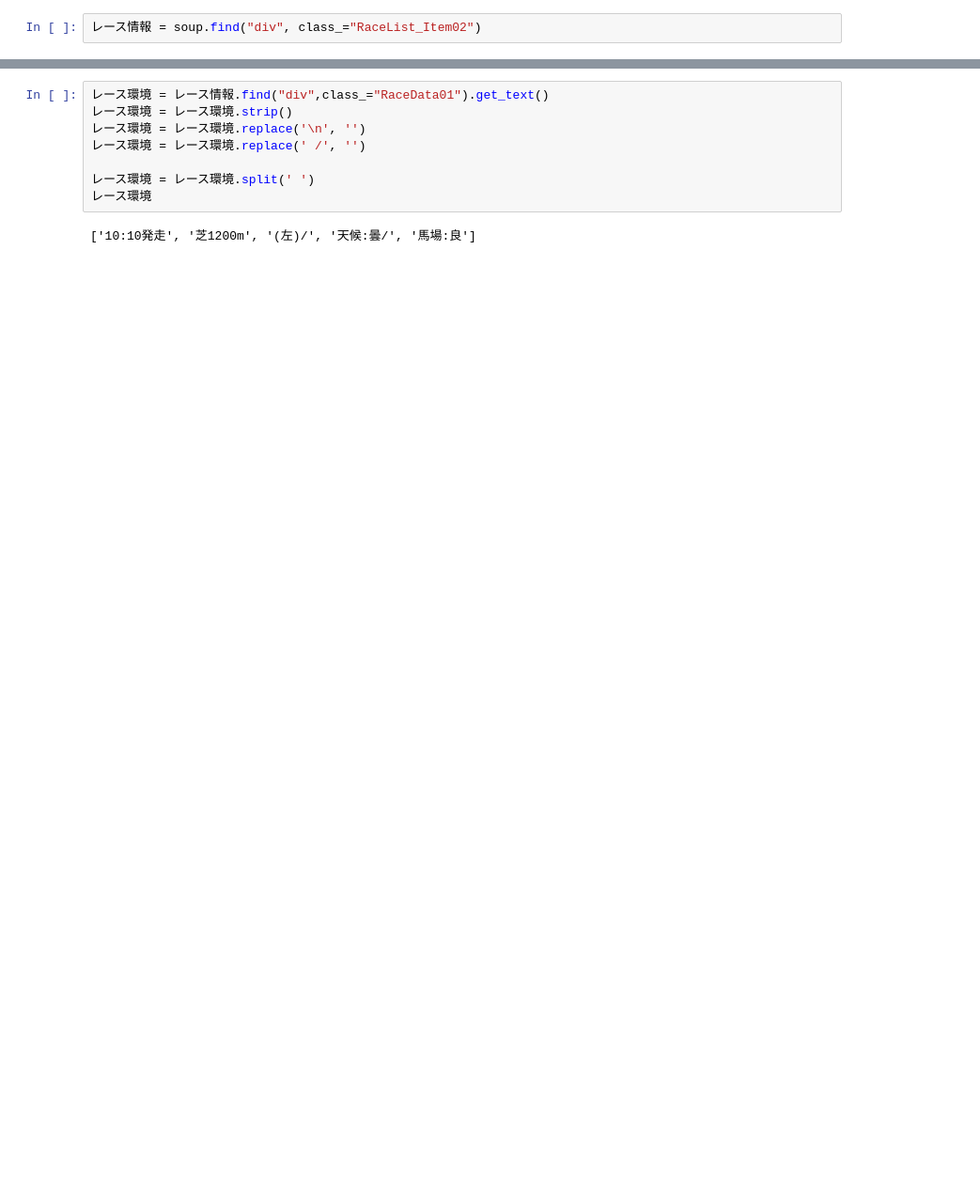
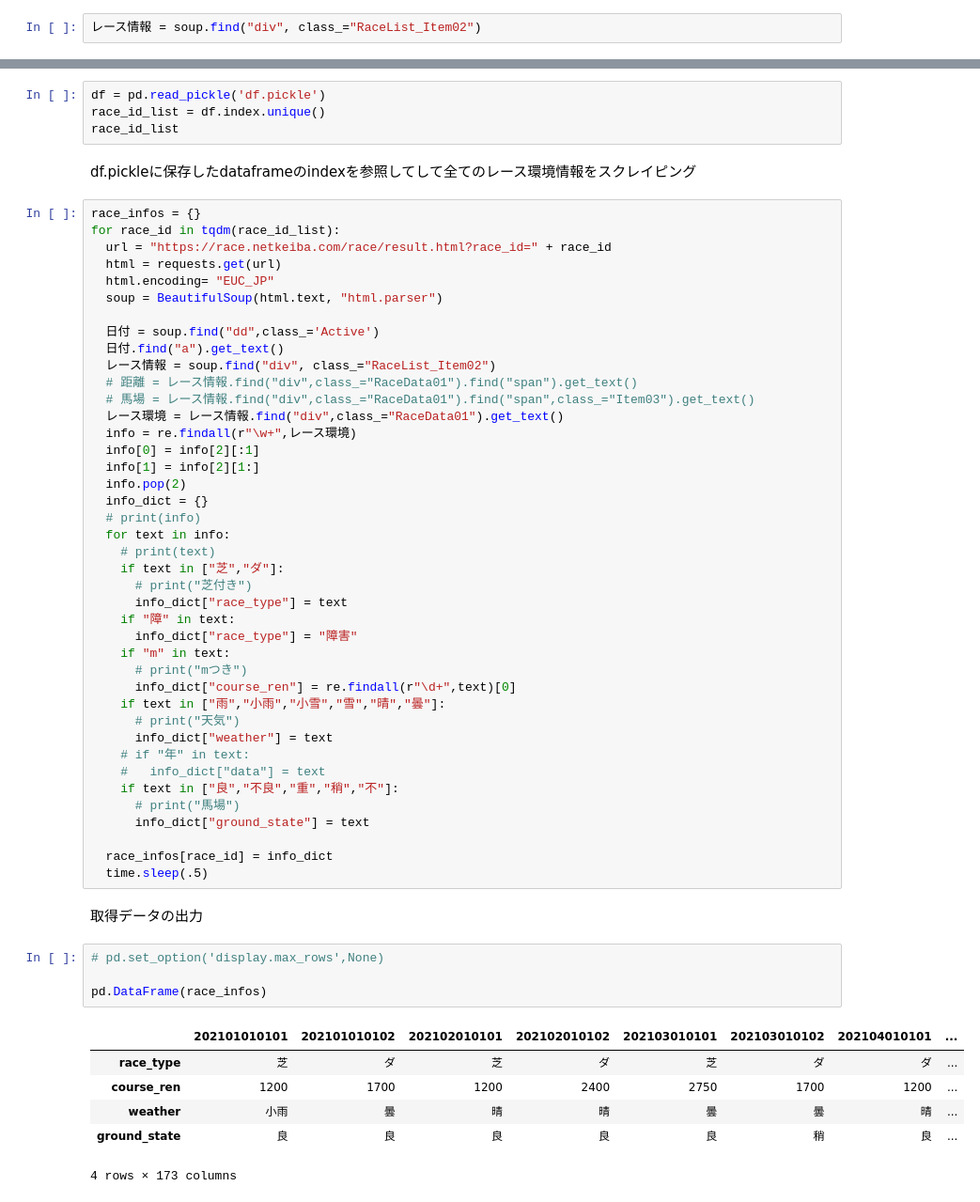
Before and after one commit to abe-masafumi/sklran-test, a Jupyter notebook: hourse_data/日付データの取得.ipynb, the cells around one changed output, grey strips where cells are left out. Shown: that part at 94% size. Cells and saved outputs as stored; diff of their text form; blank space fills up the shorter version.

```diff
--- a/hourse_data/日付データの取得.ipynb
+++ b/hourse_data/日付データの取得.ipynb
@@ -32,10 +27,60 @@ soup = BeautifulSoup(html.text, "html.parser")
-# %%
-レース環境 = レース情報.find("div",class_="RaceData01").get_text()
-レース環境 = レース環境.strip()
-レース環境 = レース環境.replace('\n', '')
-レース環境 = レース環境.replace(' /', '')
-
-レース環境 = レース環境.split(' ')
-レース環境
-# %% [output]
-['10:10発走', '芝1200m', '(左)/', '天候:曇/', '馬場:良']
+# %%
+df = pd.read_pickle('df.pickle')
+race_id_list = df.index.unique()
+race_id_list
+# %% [markdown]
+df.pickleに保存したdataframeのindexを参照してして全てのレース環境情報をスクレイピング
+# %%
+race_infos = {}
+for race_id in tqdm(race_id_list):
+  url = "https://race.netkeiba.com/race/result.html?race_id=" + race_id
+  html = requests.get(url)
+  html.encoding= "EUC_JP"
+  soup = BeautifulSoup(html.text, "html.parser")
+
+  日付 = soup.find("dd",class_='Active')
+  日付.find("a").get_text()
+  レース情報 = soup.find("div", class_="RaceList_Item02")
+  # 距離 = レース情報.find("div",class_="RaceData01").find("span").get_text()
+  # 馬場 = レース情報.find("div",class_="RaceData01").find("span",class_="Item03").get_text()
+  レース環境 = レース情報.find("div",class_="RaceData01").get_text()
+  info = re.findall(r"\w+",レース環境)
+  info[0] = info[2][:1]
+  info[1] = info[2][1:]
+  info.pop(2)
+  info_dict = {}
+  # print(info)
+  for text in info:
+    # print(text)
+    if text in ["芝","ダ"]:
+      # print("芝付き")
+      info_dict["race_type"] = text
+    if "障" in text:
+      info_dict["race_type"] = "障害"
+    if "m" in text:
+      # print("mつき")
+      info_dict["course_ren"] = re.findall(r"\d+",text)[0]
+    if text in ["雨","小雨","小雪","雪","晴","曇"]:
+      # print("天気")
+      info_dict["weather"] = text
+    # if "年" in text:
+    #   info_dict["data"] = text
+    if text in ["良","不良","重","稍","不"]:
+      # print("馬場")
+      info_dict["ground_state"] = text
+
+  race_infos[race_id] = info_dict
+  time.sleep(.5)
+# %% [markdown]
+取得データの出力
+# %%
+# pd.set_option('display.max_rows',None)
+
+pd.DataFrame(race_infos)
+# %% [output]
+|  | 202101010101 | 202101010102 | 202102010101 | 202102010102 | 202103010101 | 202103010102 | 202104010101 | ... |
+| race_type | 芝 | ダ | 芝 | ダ | 芝 | ダ | ダ | ... |
+| course_ren | 1200 | 1700 | 1200 | 2400 | 2750 | 1700 | 1200 | ... |
+| weather | 小雨 | 曇 | 晴 | 晴 | 曇 | 曇 | 晴 | ... |
+| ground_state | 良 | 良 | 良 | 良 | 良 | 稍 | 良 | ... |
+4 rows × 173 columns
```
Also changed, not shown: parts of 10 cells of this notebook.
